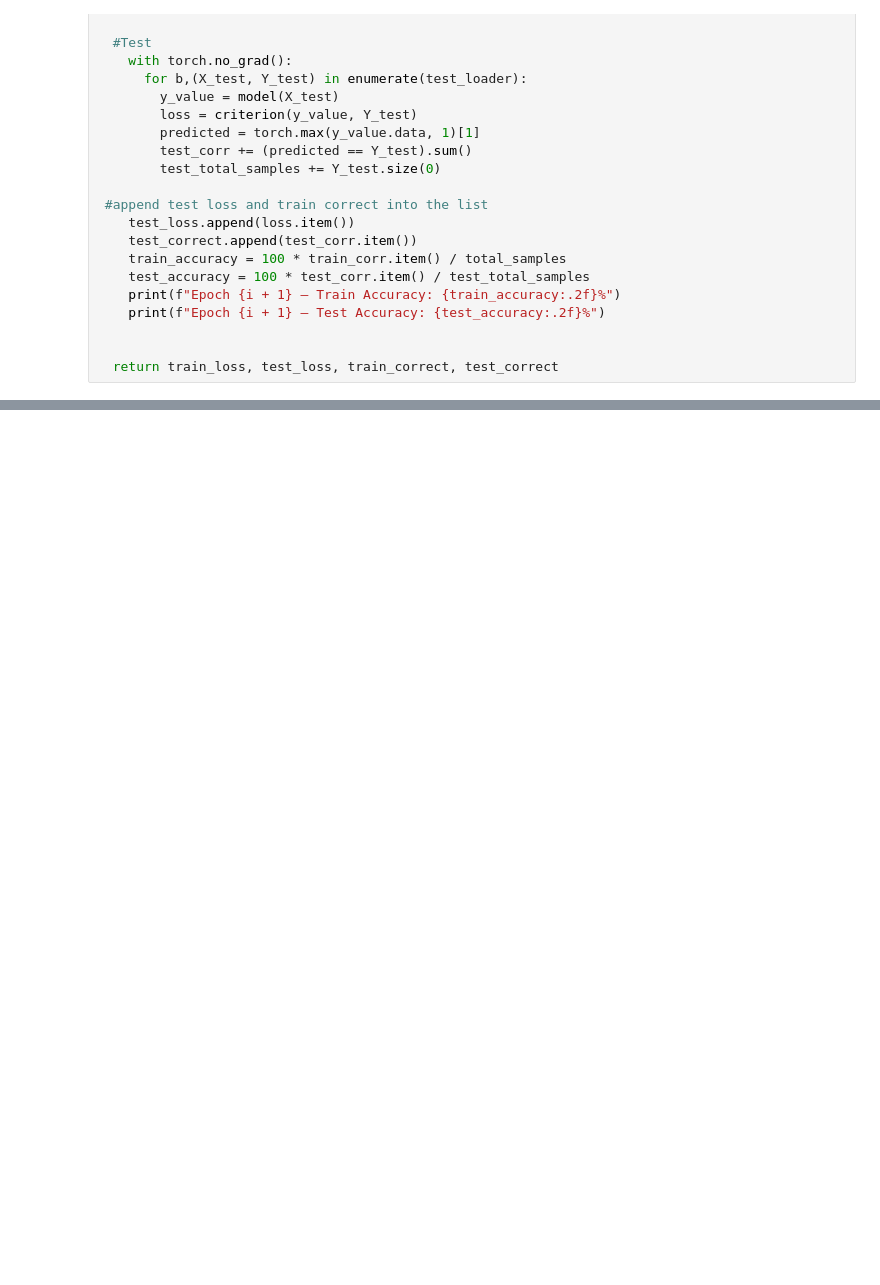
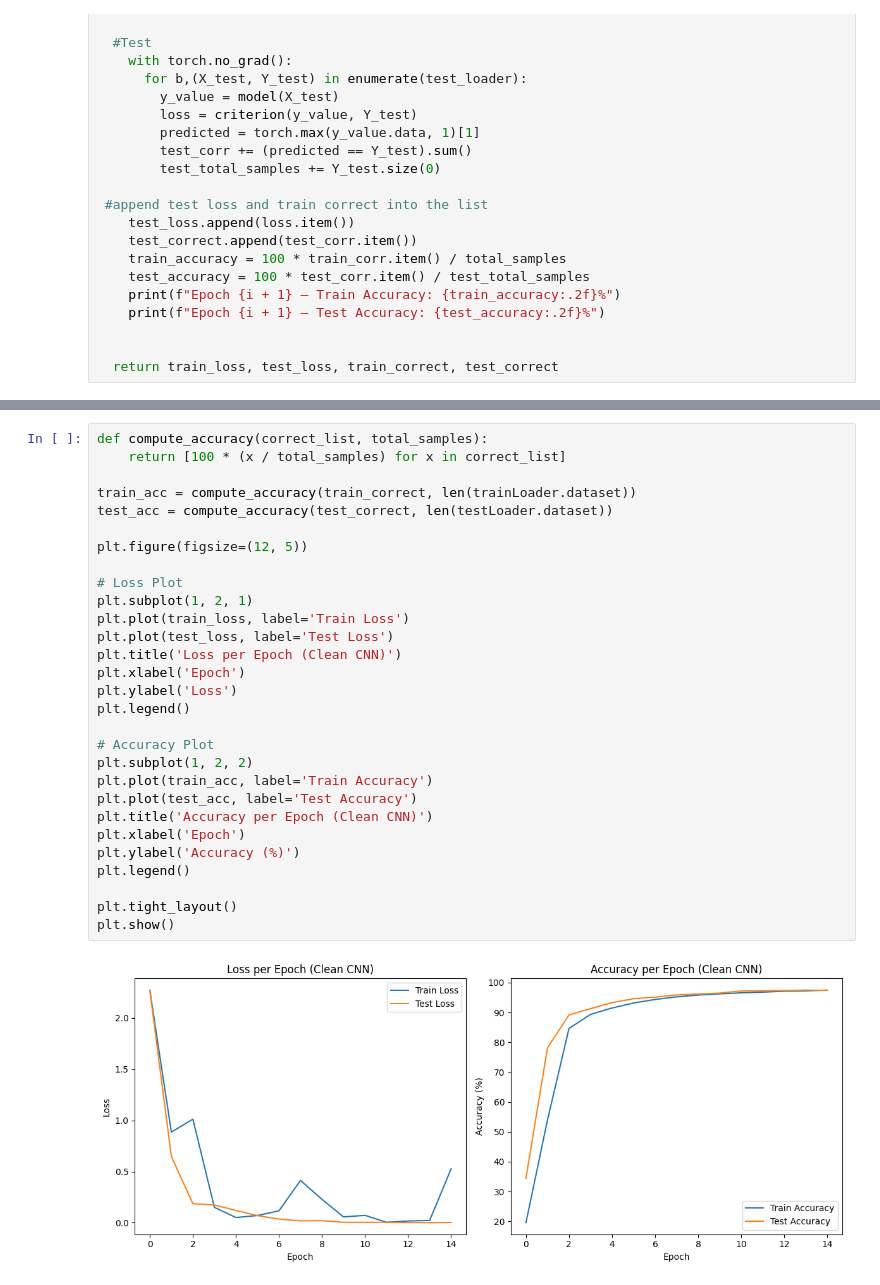
Before and after one commit to artiboi2002/dp-poisoning-attacks, a Jupyter notebook: dp_poisioning_attacks.ipynb, the cells around one changed output, grey strips where cells are left out. Saved outputs shown, nothing was run; the diff lists cells and outputs as text; blank space fills up the shorter version.

```diff
--- a/dp_poisioning_attacks.ipynb
+++ b/dp_poisioning_attacks.ipynb
@@ -133,0 +116,31 @@ Epoch 15 — Test Accuracy: 97.41%
+# %%
+def compute_accuracy(correct_list, total_samples):
+    return [100 * (x / total_samples) for x in correct_list]
+
+train_acc = compute_accuracy(train_correct, len(trainLoader.dataset))
+test_acc = compute_accuracy(test_correct, len(testLoader.dataset))
+
+plt.figure(figsize=(12, 5))
+
+# Loss Plot
+plt.subplot(1, 2, 1)
+plt.plot(train_loss, label='Train Loss')
+plt.plot(test_loss, label='Test Loss')
+plt.title('Loss per Epoch (Clean CNN)')
+plt.xlabel('Epoch')
+plt.ylabel('Loss')
+plt.legend()
+
+# Accuracy Plot
+plt.subplot(1, 2, 2)
+plt.plot(train_acc, label='Train Accuracy')
+plt.plot(test_acc, label='Test Accuracy')
+plt.title('Accuracy per Epoch (Clean CNN)')
+plt.xlabel('Epoch')
+plt.ylabel('Accuracy (%)')
+plt.legend()
+
+plt.tight_layout()
+plt.show()
+# %% [output]
+[figure, added]
```
Also changed, not shown: parts of 1 cell of this notebook.
